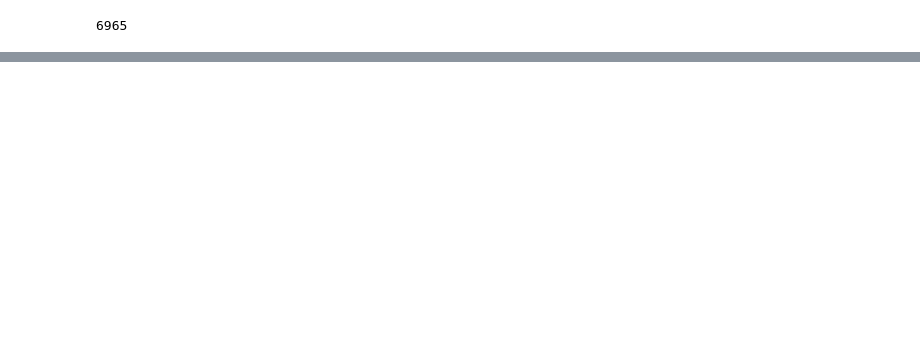
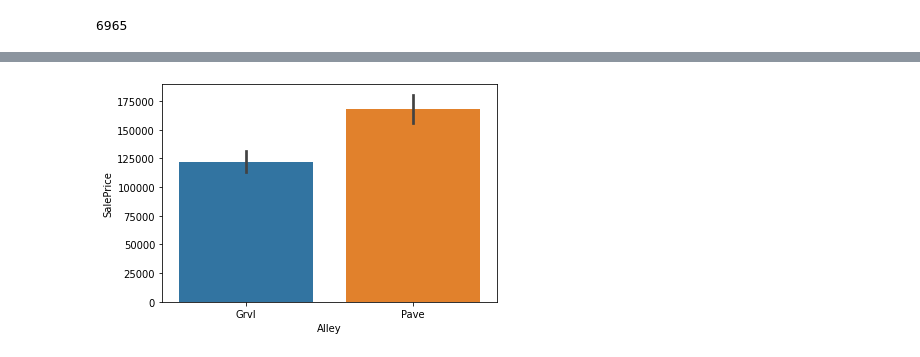
Before and after one commit to mart-anthony-stark/Machine-Learning-and-Deep-Learning, a Jupyter notebook: Housing_Prices_Prediction_Competition.ipynb, the cells around one changed output, grey strips where cells are left out. Cells and saved outputs as stored; diff of their text form; code cells hidden in the pictures; blank space fills up the shorter version.

```diff
--- a/Housing_Prices_Prediction_Competition.ipynb
+++ b/Housing_Prices_Prediction_Competition.ipynb
@@ -39,0 +96,5 @@ X_full.isna().sum().sum()
+# %%
+sns.barplot(x='Alley', y='SalePrice', data=X_full)
+plt.show()
+# %% [output]
+[figure, added]
```
Also changed, not shown: parts of 21 cells of this notebook.
